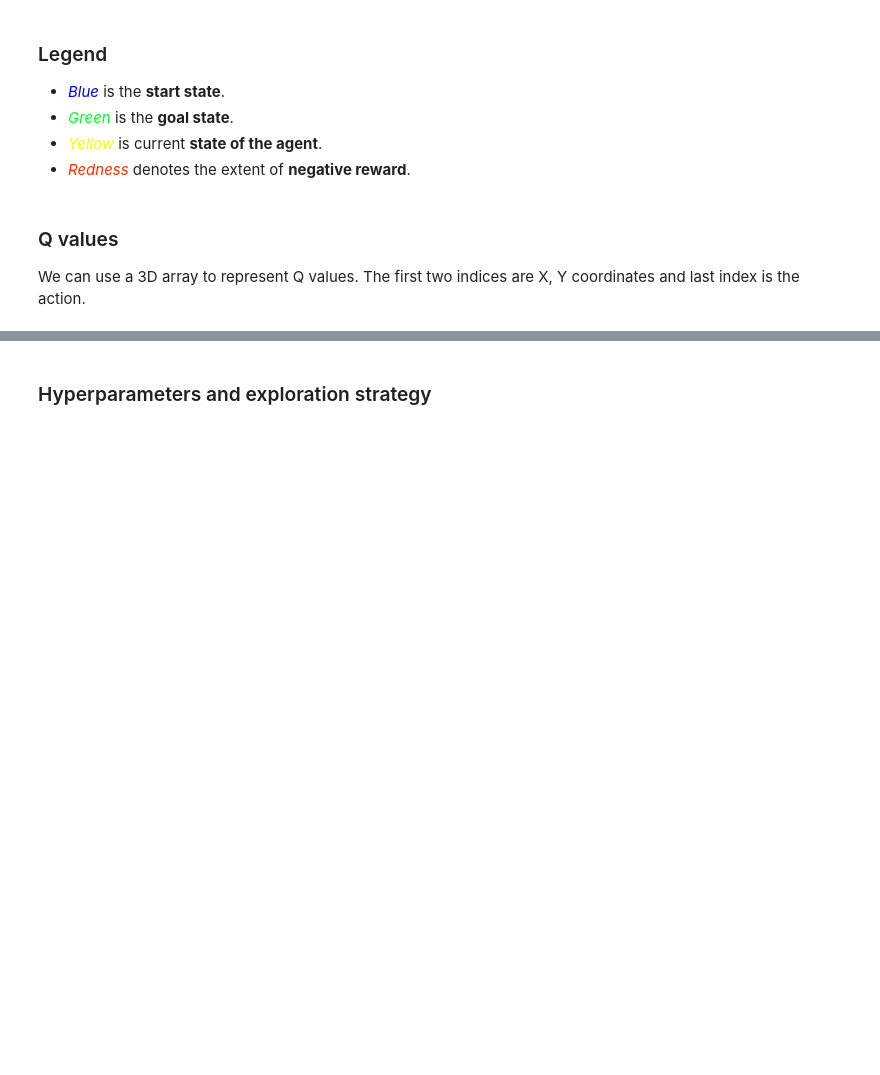
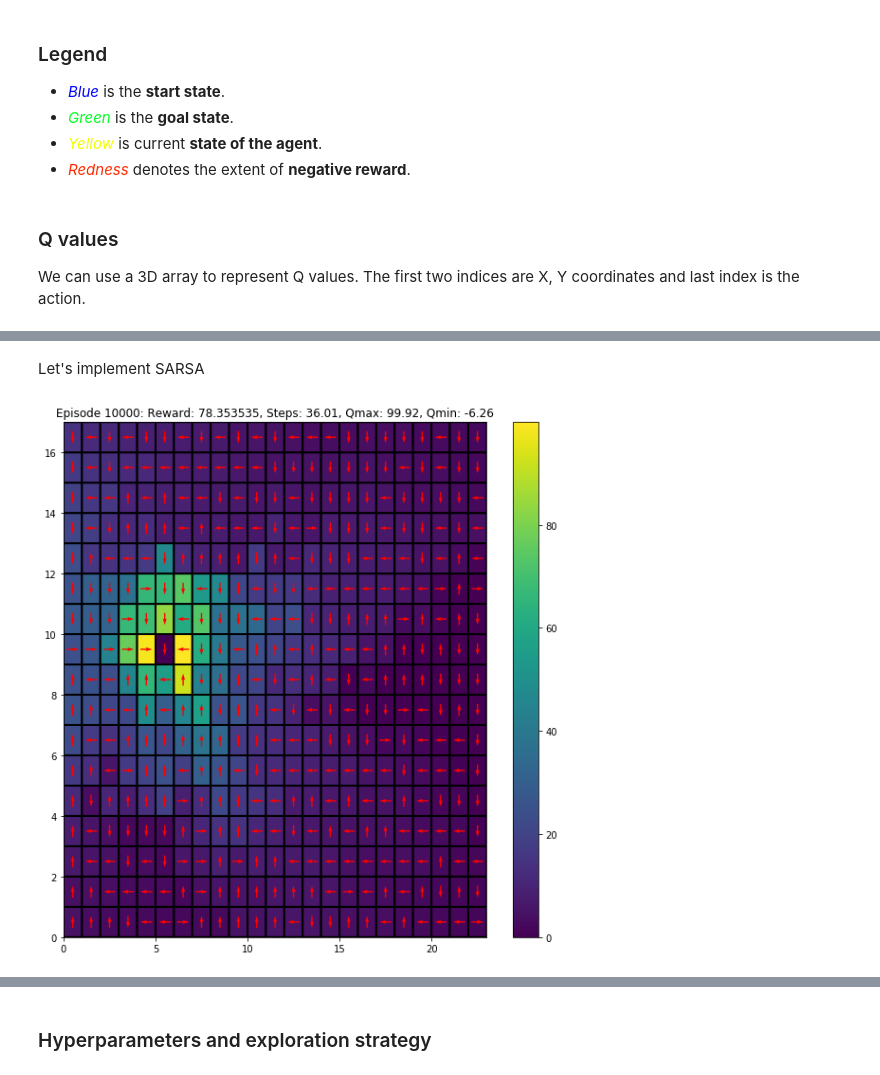
Before and after one commit to kage08/DRDO_RL_Tutorial, a Jupyter notebook: Q_SARSA/QLearning_SARSA.ipynb, the cells around one changed output, grey strips where cells are left out. Saved outputs shown, nothing was run; the diff lists cells and outputs as text; code cells hidden in the pictures; blank space fills up the shorter version.

```diff
--- a/Q_SARSA/QLearning_SARSA.ipynb
+++ b/Q_SARSA/QLearning_SARSA.ipynb
@@ -85,3 +101,18 @@ Q.shape
+# %%
+from scipy.special import softmax
+seed = 2
+rg = np.random.RandomState(seed)
+
+# Epsilon greedy
+def choose_action_epsilon(Q, state, epsilon, rg=rg):
+    if not Q[state[0], state[1]].any() or rg.rand() < epsilon:
+        return rg.choice(Q.shape[-1])
+    else:
+        return np.argmax(Q[state[0], state[1]])
+
+#Softmax
+def choose_action_softmax(Q, state, rg=rg):
+    return rg.choice(Q.shape[-1], p = softmax(Q[state[0], state[1]]))
 # %% [markdown]
 ## SARSA
 Now we implement the SARSA algorithm.
@@ -93,0 +128,14 @@ So we have som hyperparameters for the algorithm:
+# %%
+# initialize Q-value
+Q = np.zeros((env.grid.shape[0], env.grid.shape[1], len(env.action_space)))
+#plot_Q(Q)
+
+alpha0 = 0.4
+gamma = 0.9
+episodes = 10000
+epsilon0 = 0.1
+
+epsilon_decay_rate = 0.0001
+alpha_decay_rate = 0.0001
+# %% [markdown]
+Let's implement SARSA
@@ -93,0 +186,4 @@ So we have som hyperparameters for the algorithm:
+# %%
+Q, rewards, steps = sarsa(env, Q, plot_heat=True, choose_action= choose_action_softmax)
+# %% [output]
+[figure, added]
```
Also changed, not shown: parts of 33 cells of this notebook, 1 other file.
